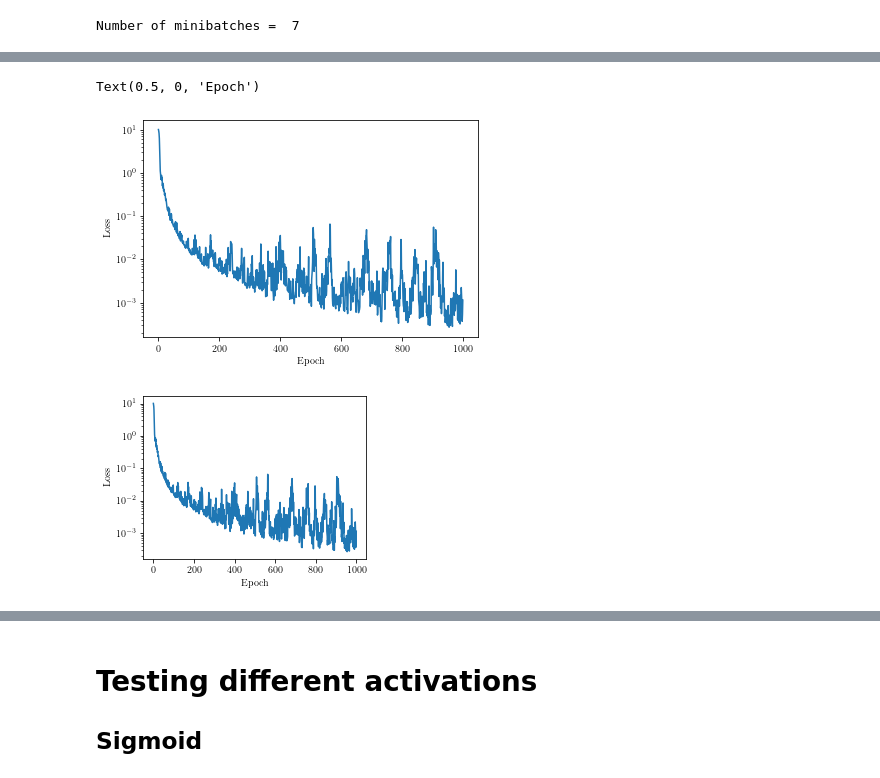
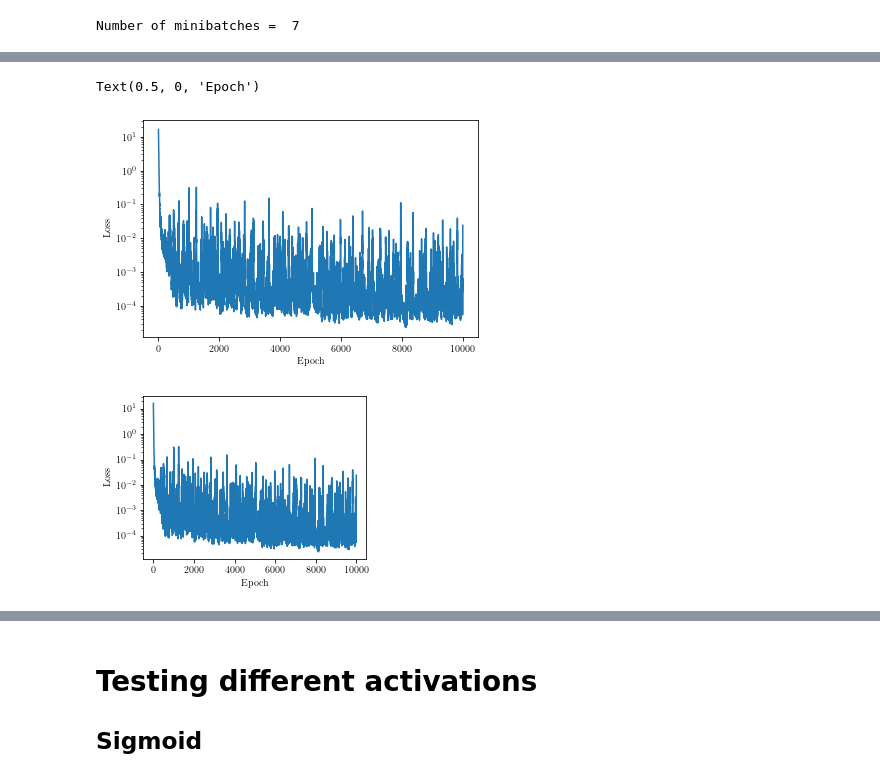
Before and after one commit to nicholaskarlsen/FYS-STK4155, a Jupyter notebook: project_3/notebooks/pytorch_NN_square_grid.ipynb, the cells around one changed output, grey strips where cells are left out. Drawn from its saved outputs; the diff is of its cells as text; code cells hidden in the pictures.

```diff
--- a/project_3/notebooks/pytorch_NN_square_grid.ipynb
+++ b/project_3/notebooks/pytorch_NN_square_grid.ipynb
@@ -166,7 +166,7 @@ TOT_EPOCHS_10 = 0
 loss_arr_tot_10 = np.empty(0, dtype=np.float)
 epoch_arr_tot_10 = np.empty(0, dtype=np.float)
 # %%
-EPOCHS = 1000
+EPOCHS = 10_000
 
 loss_arr_curr_10 = np.empty(EPOCHS, dtype=np.float)
 epoch_arr_curr_10 = np.empty(EPOCHS, dtype=np.float)
@@ -269,7 +276,7 @@ Number of minibatches =  625
 
 - Gradient changes most rapidly at t ~ 0 to 0.2, so these areas will be most critical for the network to fit correclty. Later, less steeper parts of the function will likely have less of an effect on the cost function
 # %%
-EPOCHS = 10
+EPOCHS = 100
 
 loss_arr_curr_100 = np.empty(EPOCHS, dtype=np.float)
 epoch_arr_curr_100 = np.empty(EPOCHS, dtype=np.float)
@@ -370,7 +384,7 @@ print("Number of minibatches = ", N_minibatches)
 # %% [output]
 Number of minibatches =  7
 # %%
-EPOCHS = 1000
+EPOCHS = 10_000
 
 loss_arr_curr_rand = np.empty(EPOCHS, dtype=np.float)
 epoch_arr_curr_rand = np.empty(EPOCHS, dtype=np.float)
@@ -415,5 +436,5 @@ plt.xlabel("Epoch")
 Text(0.5, 0, 'Epoch')
-[figure, old version]
+[figure, new version]
 # %%
 plt.figure(figsize=FIGSIZE)
 plt.semilogy(epoch_arr_tot_rand, loss_arr_tot_rand)
@@ -421,7 +442,7 @@ plt.ylabel("Loss")
 plt.xlabel("Epoch")
 plt.savefig(FIGPATH+"PDE_RELU_LOSS_RAND.pdf")
 # %% [output]
-[figure, old version]
+[figure, new version]
 # %%
 plot_pde(model=model_rand, grid_size=11, fn="PDE_RELU_RAND_10x10")
 plot_pde(model=model_rand, grid_size=100, fn="PDE_RELU_RAND_100x100")
```
Also changed, not shown: parts of 14 cells of this notebook, 21 other files.
